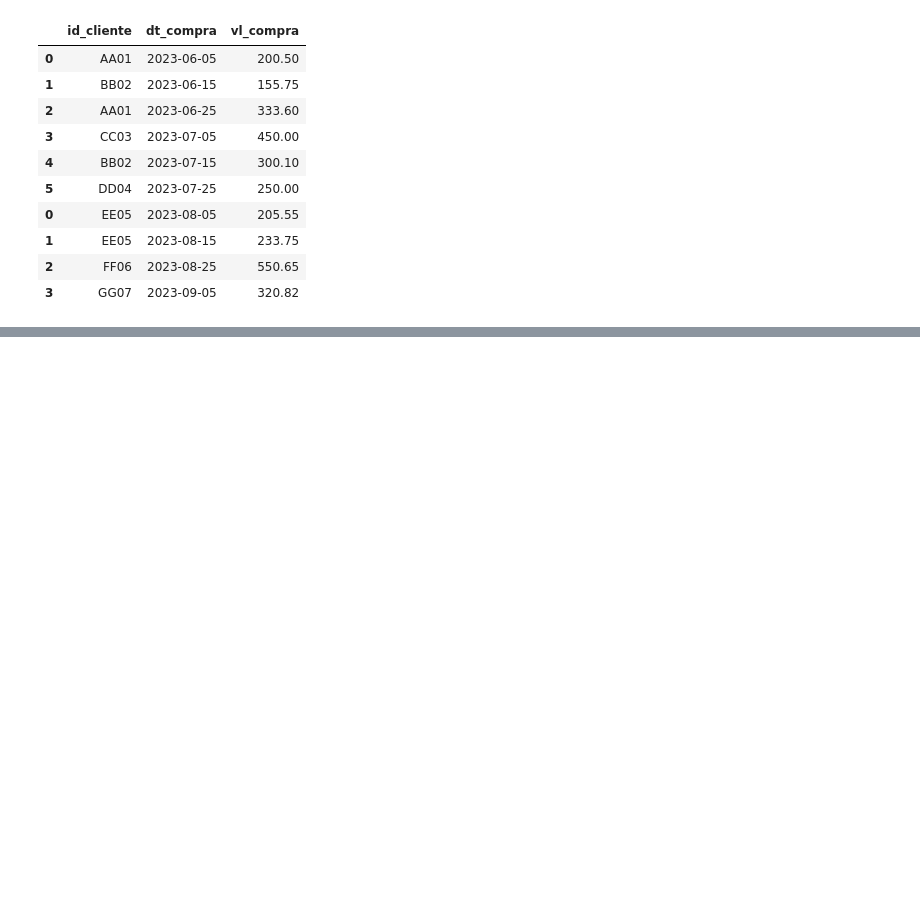
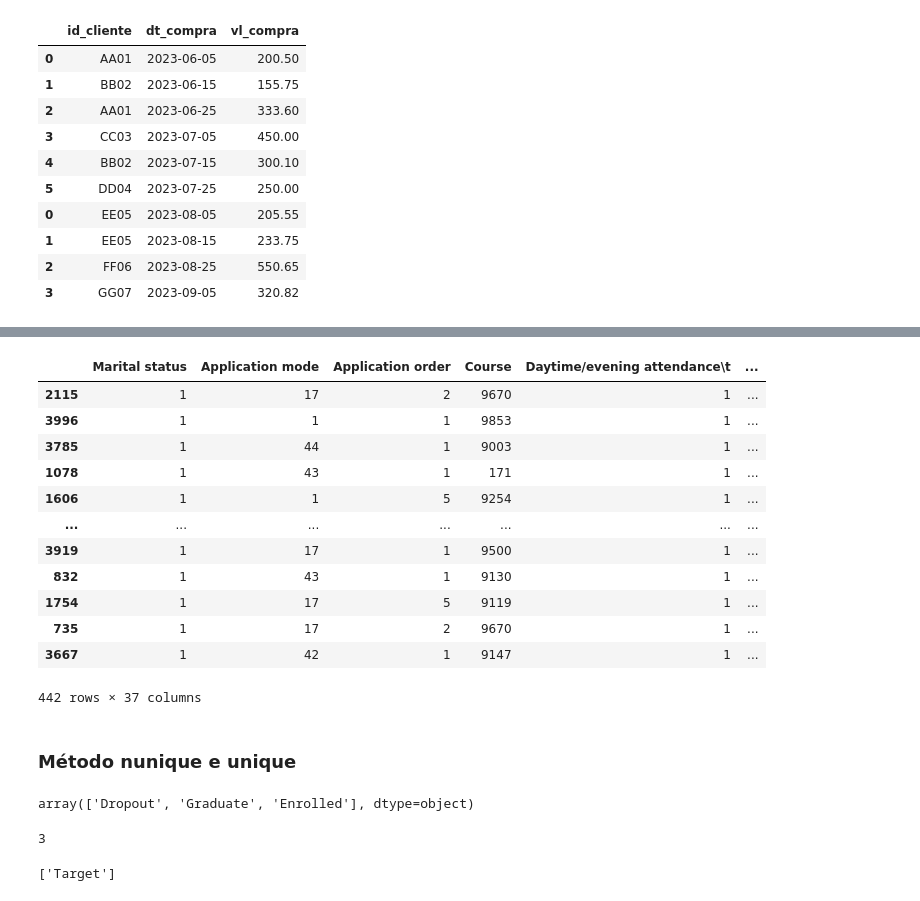
Before and after one commit to joaoholandaa/pandas, a Jupyter notebook: notebooks/part2.ipynb, the cells around one changed output, grey strips where cells are left out. Drawn from its saved outputs; the diff is of its cells as text; code cells hidden in the pictures; blank space fills up the shorter version.

Commit message:
Outros métodos e funções

```diff
--- a/notebooks/part2.ipynb
+++ b/notebooks/part2.ipynb
@@ -338,0 +422,35 @@ df_concat
+# %%
+amostra_10_perc = stud.sample(frac=0.1)
+amostra_10_perc
+# %% [output]
+|  | Marital status | Application mode | Application order | Course | Daytime/evening attendance\t | ... |
+| 2115 | 1 | 17 | 2 | 9670 | 1 | ... |
+| 3996 | 1 | 1 | 1 | 9853 | 1 | ... |
+| 3785 | 1 | 44 | 1 | 9003 | 1 | ... |
+| 1078 | 1 | 43 | 1 | 171 | 1 | ... |
+| 1606 | 1 | 1 | 5 | 9254 | 1 | ... |
+| ... | ... | ... | ... | ... | ... | ... |
+| 3919 | 1 | 17 | 1 | 9500 | 1 | ... |
+| 832 | 1 | 43 | 1 | 9130 | 1 | ... |
+| 1754 | 1 | 17 | 5 | 9119 | 1 | ... |
+| 735 | 1 | 17 | 2 | 9670 | 1 | ... |
+| 3667 | 1 | 42 | 1 | 9147 | 1 | ... |
+442 rows × 37 columns
+# %% [markdown]
+### Método nunique e unique
+# %%
+# Retorna os valores únicos
+stud.Target.unique()
+# %% [output]
+array(['Dropout', 'Graduate', 'Enrolled'], dtype=object)
+# %%
+# Retorna a quantidade de valores únicos
+stud.Target.nunique()
+# %% [output]
+3
+# %%
+# Lista de colunas com tipo de dado 'object' (geralmente texto ou string)
+categorical_features = stud.select_dtypes(include=['object']).columns.tolist()
+categorical_features
+# %% [output]
+['Target']
```
Also changed, not shown: parts of 36 cells of this notebook.
